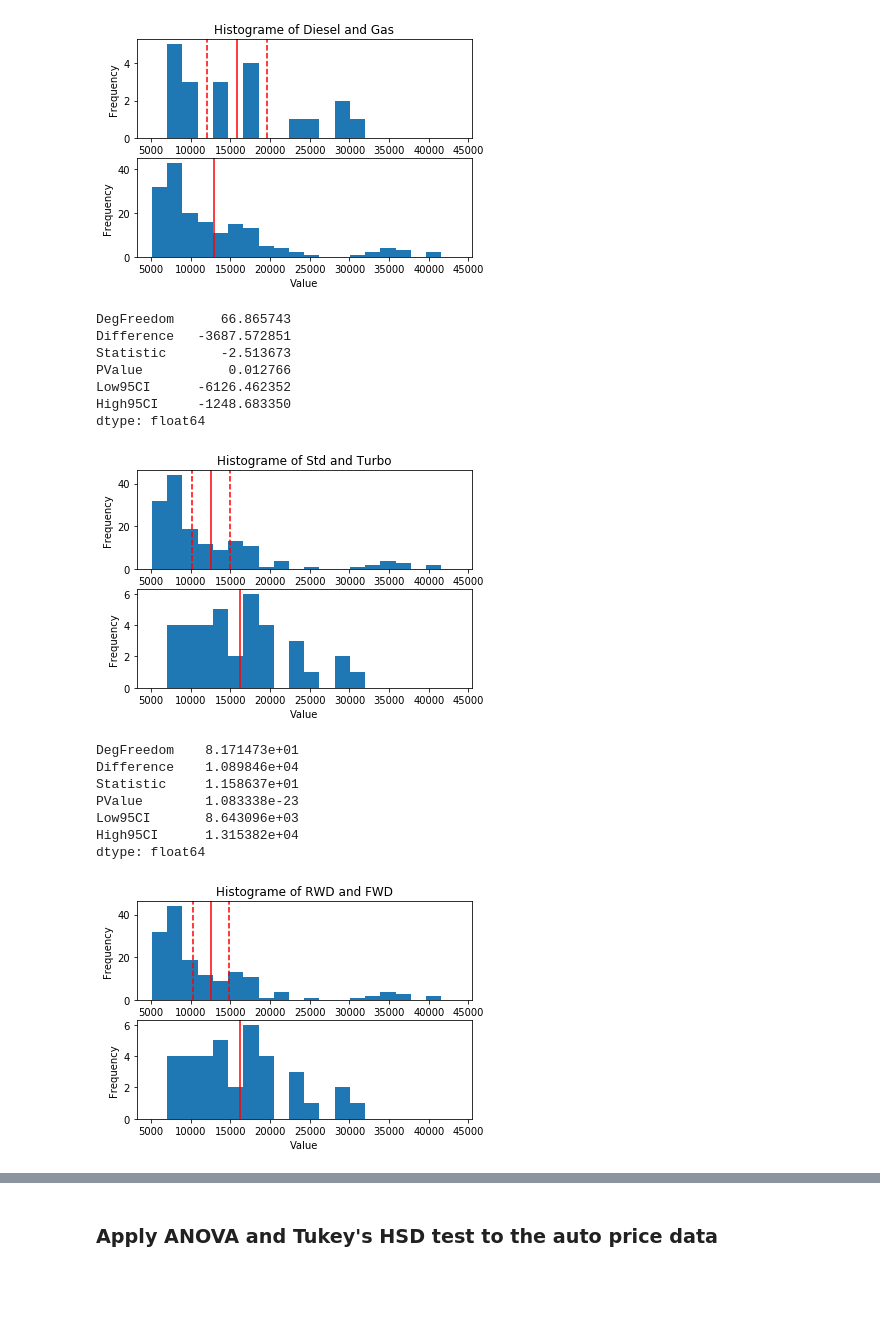
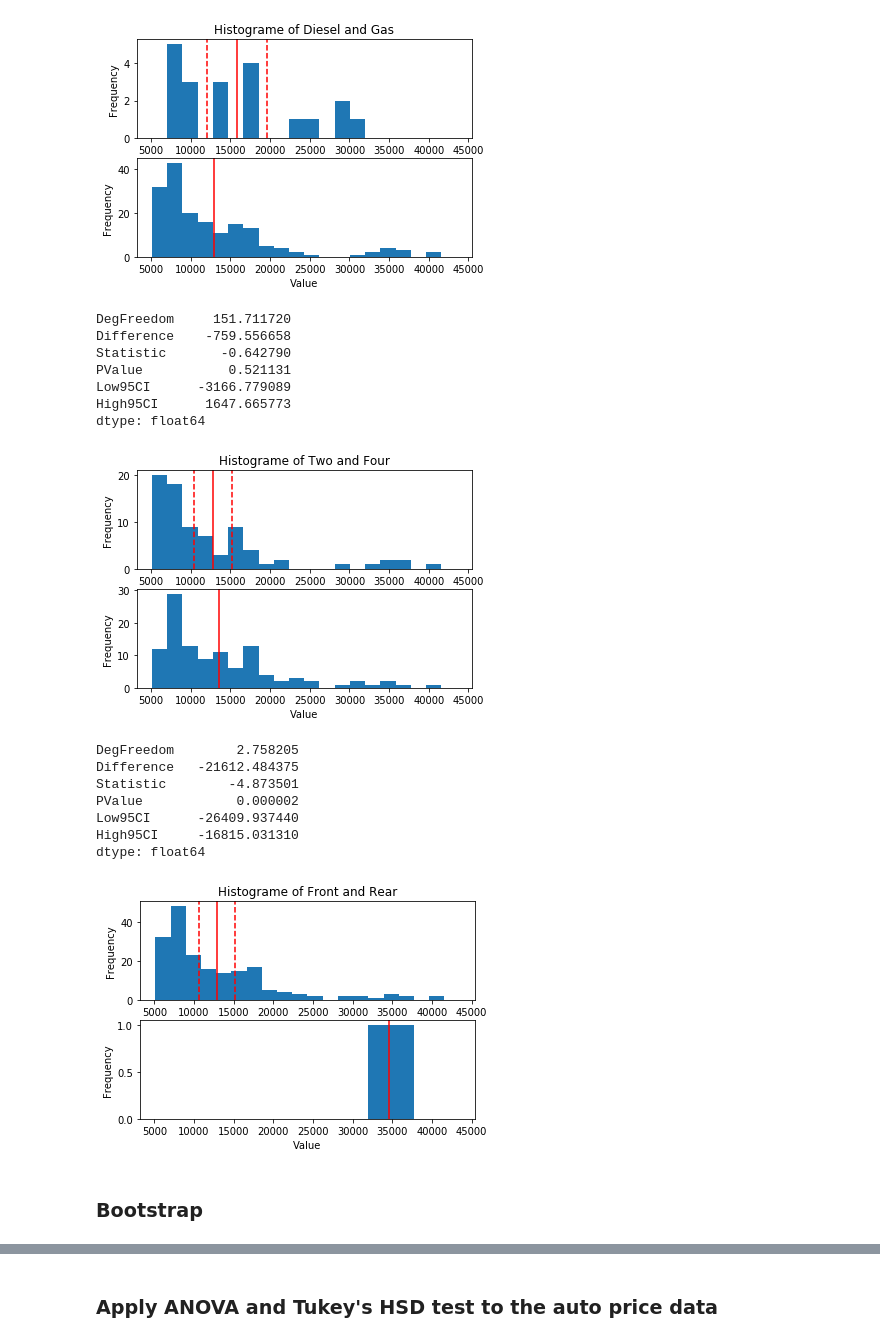
Before and after one commit to ryanarbow/uw_data_science, a Jupyter notebook: DS_methods_and_tools_2/RyanArbow-M02-HypothesisSim.ipynb, the cells around one changed output, grey strips where cells are left out. Drawn from its saved outputs; the diff is of its cells as text; code cells hidden in the pictures; blank space fills up the shorter version.

```diff
--- a/DS_methods_and_tools_2/RyanArbow-M02-HypothesisSim.ipynb
+++ b/DS_methods_and_tools_2/RyanArbow-M02-HypothesisSim.ipynb
@@ -54,7 +67,3 @@ dtype: object
 # %%
 #create log price
 auto_price['log_price'] = np.log(auto_price.price)
-# %%
-auto_price['highway_mpg'] = auto_price['highway-mpg']
-auto_price['city_mpg'] = auto_price['city-mpg']
-auto_price.drop(columns=['highway-mpg', 'city-mpg'])
@@ -149,0 +70,3 @@ plot_dists(gas_bootstrap_means, diesel_bootstrap_means,
+# %%
+#rename columns
+auto_price.rename(index=str, inplace=True, columns={"num-of-doors": "num_of_doors", "highway-mpg": "highway_mpg", "city-mpg":"city_mpg", "drive-wheels": "drive_wheels", "engine-location": "engine_location", "fuel-type":"fuel_type"})
@@ -327,13 +303,13 @@ def t_test(a, b, alpha, alternative='two-sided'):
     index = ['DegFreedom', 'Difference', 'Statistic', 'PValue', 'Low95CI', 'High95CI']
     return pd.Series([degfree, diff, res[0], res[1], confint[0], confint[1]], index = index)
 # %%
-#assign values for a) fuel type, b) aspiration, and c) rear vs. front wheel drive.
-diesel = auto_price.loc[auto_price.loc[:, 'fuel-type'] == 'diesel', 'price']
-gas = auto_price.loc[auto_price.loc[:, 'fuel-type'] == 'gas', 'price']
-std = auto_price.loc[auto_price.loc[:, 'aspiration'] == 'std', 'price']
-turbo = auto_price.loc[auto_price.loc[:, 'aspiration'] == 'turbo', 'price']
-rwd = auto_price.loc[auto_price.loc[:, 'drive-wheels'] == 'rwd', 'price']
-fwd = auto_price.loc[auto_price.loc[:, 'drive-wheels'] == 'fwd', 'price']
+#assign values for fuel type
+diesel = auto_price.loc[auto_price.loc[:, 'fuel_type'] == 'diesel', 'price']
+gas = auto_price.loc[auto_price.loc[:, 'fuel_type'] == 'gas', 'price']
+twod = auto_price.loc[auto_price.loc[:, 'num_of_doors'] == 'two', 'price']
+fourd = auto_price.loc[auto_price.loc[:, 'num_of_doors'] == 'four', 'price']
+front = auto_price.loc[auto_price.loc[:, 'engine_location'] == 'front', 'price']
+rear = auto_price.loc[auto_price.loc[:, 'engine_location'] == 'rear', 'price']
 # %%
 #define plot
 def hist_mean_ci(vec, t_test, bins):
@@ -372,9 +348,9 @@ High95CI      6682.157869
 dtype: float64
 [figure]
 # %%
-test_aspiration = t_test(std, turbo, alpha = 0.05)
-print(test_aspiration)
-def plot_t_aspiration(a, b, t_test, cols=['Std', 'Turbo'], nbins = 20):
+test_doors = t_test(twod, fourd, alpha = 0.05)
+print(test_doors)
+def plot_t_doors(a, b, t_test, cols=['Two', 'Four'], nbins = 20):
     import matplotlib.pyplot as plt
     minx = min([min(a), min(b)])
     maxx = max([max(a), max(b)])
@@ -385,37 +361,39 @@ def plot_t_aspiration(a, b, t_test, cols=['Std', 'Turbo'], nbins = 20):
     plt.title('Histograme of ' + cols[0] + ' and ' + cols[1])
     plt.subplot(2, 1, 2) # The next plot
     hist_plot(b, bins)
-plot_t_aspiration(std, turbo, test_aspiration)
+plot_t_doors(twod, fourd, test_doors)
 # %% [output]
-DegFreedom      66.865743
-Difference   -3687.572851
-Statistic       -2.513673
-PValue           0.012766
-Low95CI      -6126.462352
-High95CI     -1248.683350
+DegFreedom     151.711720
+Difference    -759.556658
+Statistic       -0.642790
+PValue           0.521131
+Low95CI      -3166.779089
+High95CI      1647.665773
 dtype: float64
-[figure, old version]
+[figure, new version]
 # %%
-test_drive = t_test(rwd, fwd, alpha = 0.05)
-print(test_drive)
-def plot_t_drive(a, b, t_test, cols=['RWD', 'FWD'], nbins = 20):
+test_engloc = t_test(front, rear, alpha = 0.05)
+print(test_engloc)
+def plot_t_engloc(a, b, t_test, cols=['Front', 'Rear'], nbins = 20):
     import matplotlib.pyplot as plt
     minx = min([min(a), min(b)])
     maxx = max([max(a), max(b)])
     stepx = (maxx - minx)/(nbins + 1)
     bins = [minx + i * stepx for i in range(nbins + 1)]
     plt.subplot(2, 1, 1) # The first plot
     hist_mean_ci(a, t_test, bins)
     plt.title('Histograme of ' + cols[0] + ' and ' + cols[1])
     plt.subplot(2, 1, 2) # The next plot
     hist_plot(b, bins)
-plot_t_drive(std, turbo, test_drive)
+plot_t_engloc(front, rear, test_drive)
 # %% [output]
-DegFreedom    8.171473e+01
-Difference    1.089846e+04
-Statistic     1.158637e+01
-PValue        1.083338e-23
-Low95CI       8.643096e+03
-High95CI      1.315382e+04
+DegFreedom        2.758205
+Difference   -21612.484375
+Statistic        -4.873501
+PValue            0.000002
+Low95CI      -26409.937440
+High95CI     -16815.031310
 dtype: float64
-[figure, old version]
+[figure, new version]
+# %% [markdown]
+### Bootstrap
```
Also changed, not shown: parts of 41 cells of this notebook.
